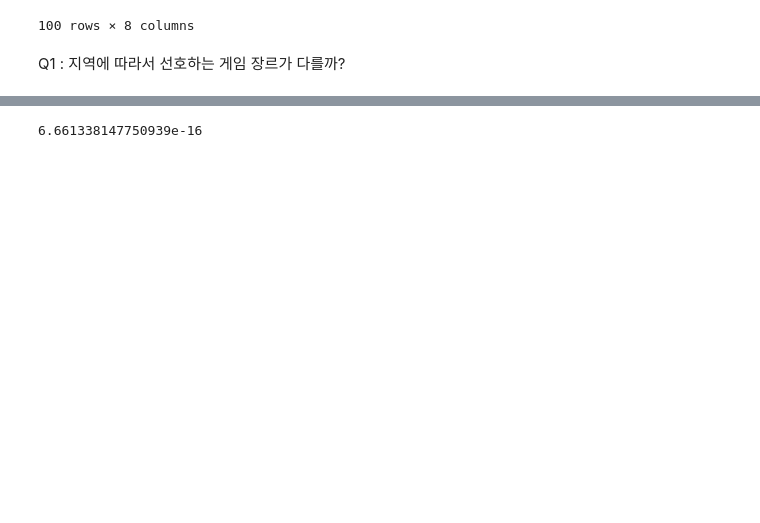
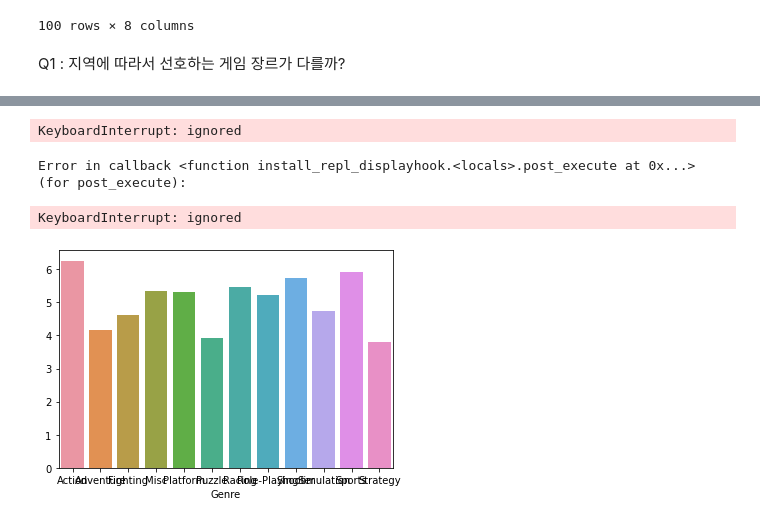
Before and after one commit to IlsuSong/Section1_Project, a Jupyter notebook: AI_14_송일수_Section1.ipynb, the cells around one changed output, grey strips where cells are left out. Saved outputs shown, nothing was run; the diff lists cells and outputs as text; code cells hidden in the pictures; blank space fills up the shorter version.

```diff
--- a/AI_14_송일수_Section1.ipynb
+++ b/AI_14_송일수_Section1.ipynb
@@ -174,0 +168,5 @@ lgg=lg.groupby(dfcc.Genre).sum()
+# %%
+lgg['NA_Sales']=np.log(lgg['NA_Sales'])
+lgg['EU_Sales']=np.log(lgg['EU_Sales'])
+lgg['JP_Sales']=np.log(lgg['JP_Sales'])
+lgg['Other_Sales']=np.log(lgg['Other_Sales'])
@@ -194,6 +182,14 @@ ZZ = pd.DataFrame(np.matmul(Z, vectors),index=lgg.index, columns=lgg.T.index)
-# %%
-KK=pd.DataFrame(Z)
-
-KK.iloc[:,0].sum()
-# %% [output]
-6.661338147750939e-16
+# %%
+lggna=lg[['NA_Sales']]
+
+sb.barplot(data=lggna.T);
+# %% [output]
+KeyboardInterrupt: ignored
+Error in callback <function install_repl_displayhook.<locals>.post_execute at 0x...> (for post_execute):
+KeyboardInterrupt: ignored
+# %%
+lggeu=lgg[['EU_Sales']]
+
+sb.barplot(data=lggeu.T);
+# %% [output]
+[figure, added]
```
Also changed, not shown: parts of 9 cells of this notebook.
